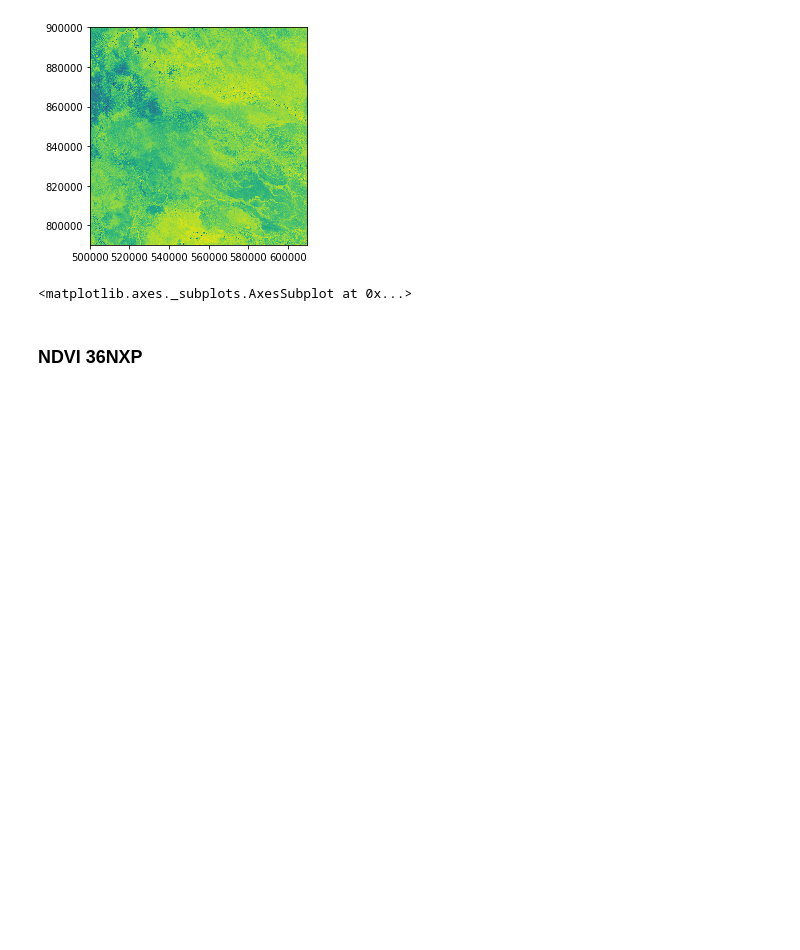
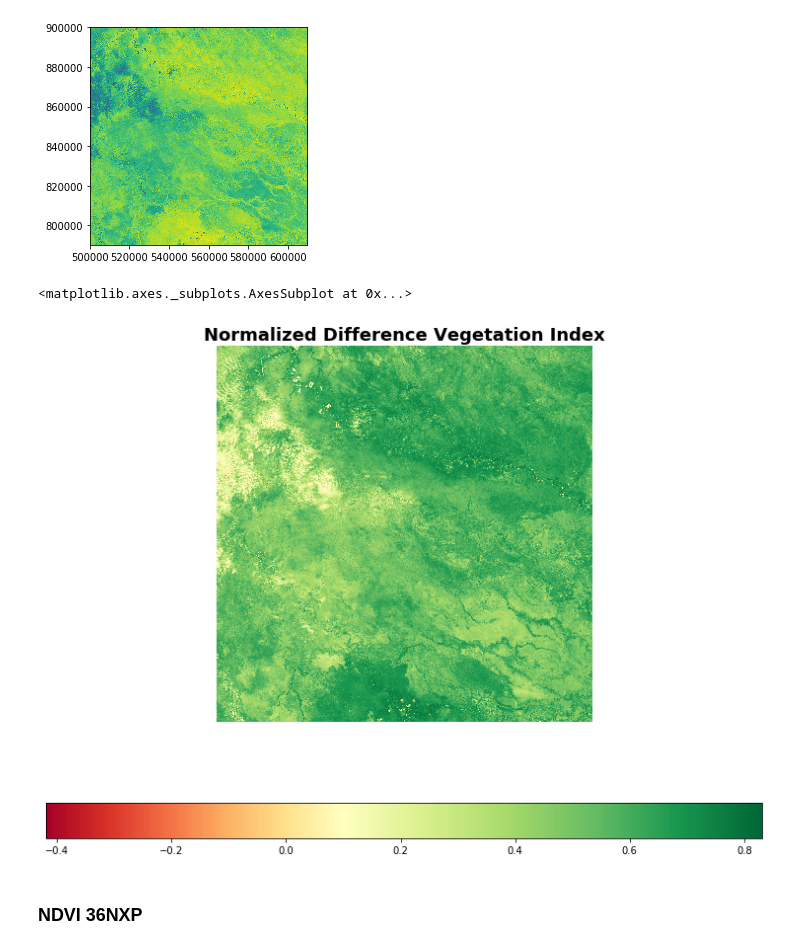
Before and after one commit to arisema/RemoteSensing, a Jupyter notebook: NDVI_SWEthiopia_with_Mosaic.ipynb, the cells around one changed output. Cells and saved outputs as stored; diff of their text form; code cells hidden in the pictures; blank space fills up the shorter version.

```diff
--- a/NDVI_SWEthiopia_with_Mosaic.ipynb
+++ b/NDVI_SWEthiopia_with_Mosaic.ipynb
@@ -100,3 +130,41 @@ from rasterio.plot import show
+# %%
+import numpy
+def visualize_ndvi(ndviRaster, name = 'NDVI'):
+    minimum=numpy.nanmin(ndviRaster)
+    maximum=numpy.nanmax(ndviRaster)
+    # Set our custom midpoint for most effective NDVI analysis
+    mid=0.1
+
+    # Set your favorite diverging color scheme
+    # You can use https://matplotlib.org/users/colormaps.html as a reference
+    colormap = plt.cm.RdYlGn
+
+    # Call MidPointNormalize with our min, max, and custom midpoint
+    norm = MidpointNormalize(vmin=minimum, vmax=maximum, midpoint=mid)
+
+    # Create a pyplot figure, in which we'll display our colorized NDVI
+    fig = plt.figure(figsize=(20,10))
+
+    # Add a subplot to our figure, which will contain the colorbar
+    ax = fig.add_subplot(111)
+
+    # Use 'imshow' to specify the input data, colormap, min, max, and norm for the colorbar
+    cbar_plot = ax.imshow(ndviRaster[0], cmap=colormap, vmin=minimum, vmax=maximum, norm=norm)
+
+    # Turn off the display of axis labels
+    ax.axis('off')
+
+    # Set a title
+    ax.set_title('Normalized Difference Vegetation Index', fontsize=18, fontweight='bold')
+
+    # Configure the colorbar
+    cbar = fig.colorbar(cbar_plot, orientation='horizontal', shrink=0.65)
+
+    # Call 'savefig' to save this plot to an image file
+    fig.savefig(name + '.png', dpi=200, bbox_inches='tight', pad_inches=0.7)
+
+    # Finally - let's take a look!
+    plt.show()
 # %% [markdown]
 ### NDVI 36NWP
 # %%
@@ -104,9 +172,7 @@ R10_36NWP = 'stitch/S2A_MSIL1C_20191101T080051_N0208_R035_T36NWP_20191101T093015
 red36NWP = rio.open(R10_36NWP+'/T36NWP_20191101T080051_B04.jp2') # red data b04
 nir36NWP = rio.open(R10_36NWP+'/T36NWP_20191101T080051_B08.jp2') # near infrared data b08
 
-red36NWPRead = red36NWP.read()
-nir36NWPRead = nir36NWP.read()
-ndvi36NWP = ( nir36NWPRead.astype(float) - red36NWPRead.astype(float) ) / (nir36NWPRead + red36NWPRead)
+ndvi36NWP = compute_ndvi(nir36NWP, red36NWP)
 # %%
 meta = red36NWP.meta
 meta.update(driver = 'GTiff')
@@ -120,6 +195,10 @@ show(ndvi_36NWP)
 # %% [output]
 [figure]
 <matplotlib.axes._subplots.AxesSubplot at 0x...>
+# %%
+visualize_ndvi(ndvi36NWP, '36NWP_NDVI')
+# %% [output]
+[figure, added]
 # %% [markdown]
 ### NDVI 36NXP
 # %%
```
Also changed, not shown: parts of 15 cells of this notebook.
